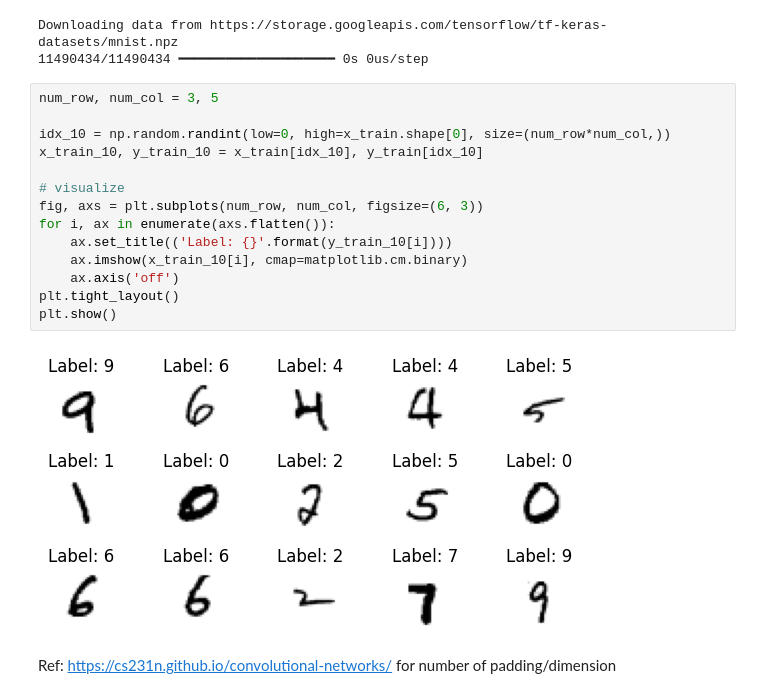
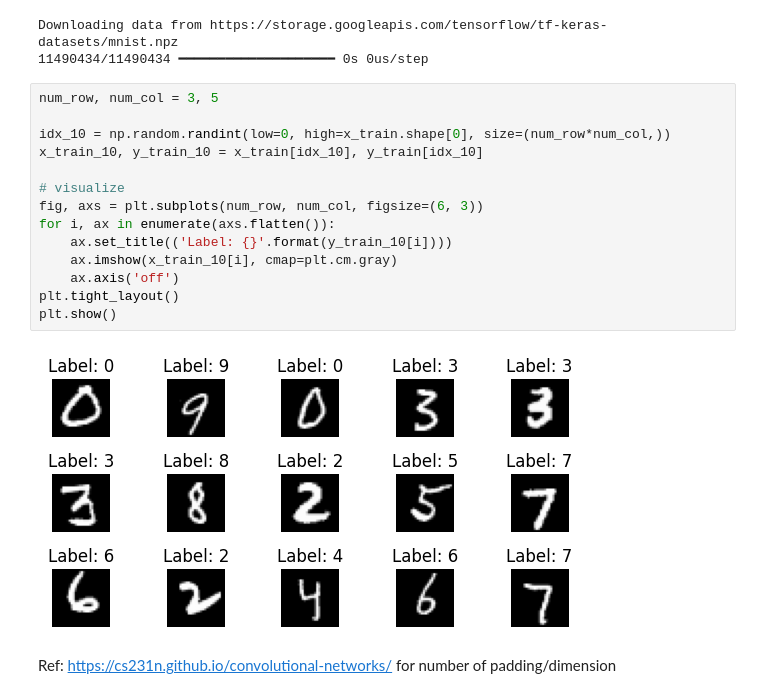
Before and after one commit to pquynhvu/TDA, a Jupyter notebook: mnist_pytorch.ipynb, the cells around one changed output. Cells and saved outputs as stored; diff of their text form.

```diff
--- a/mnist_pytorch.ipynb
+++ b/mnist_pytorch.ipynb
@@ -37,19 +37,19 @@ Downloading data from https://storage.googleapis.com/tensorflow/tf-keras-dataset
 # %%
 num_row, num_col = 3, 5
 
 idx_10 = np.random.randint(low=0, high=x_train.shape[0], size=(num_row*num_col,))
 x_train_10, y_train_10 = x_train[idx_10], y_train[idx_10]
 
 # visualize
 fig, axs = plt.subplots(num_row, num_col, figsize=(6, 3))
 for i, ax in enumerate(axs.flatten()):
     ax.set_title(('Label: {}'.format(y_train_10[i])))
-    ax.imshow(x_train_10[i], cmap=matplotlib.cm.binary)
+    ax.imshow(x_train_10[i], cmap=plt.cm.gray)
     ax.axis('off')
 plt.tight_layout()
 plt.show()
 # %% [output]
-[figure, old version]
+[figure, new version]
 # %% [markdown]
 Ref: https://cs231n.github.io/convolutional-networks/ for number of padding/dimension
 # %%
```
Also changed, not shown: parts of 5 cells of this notebook.
